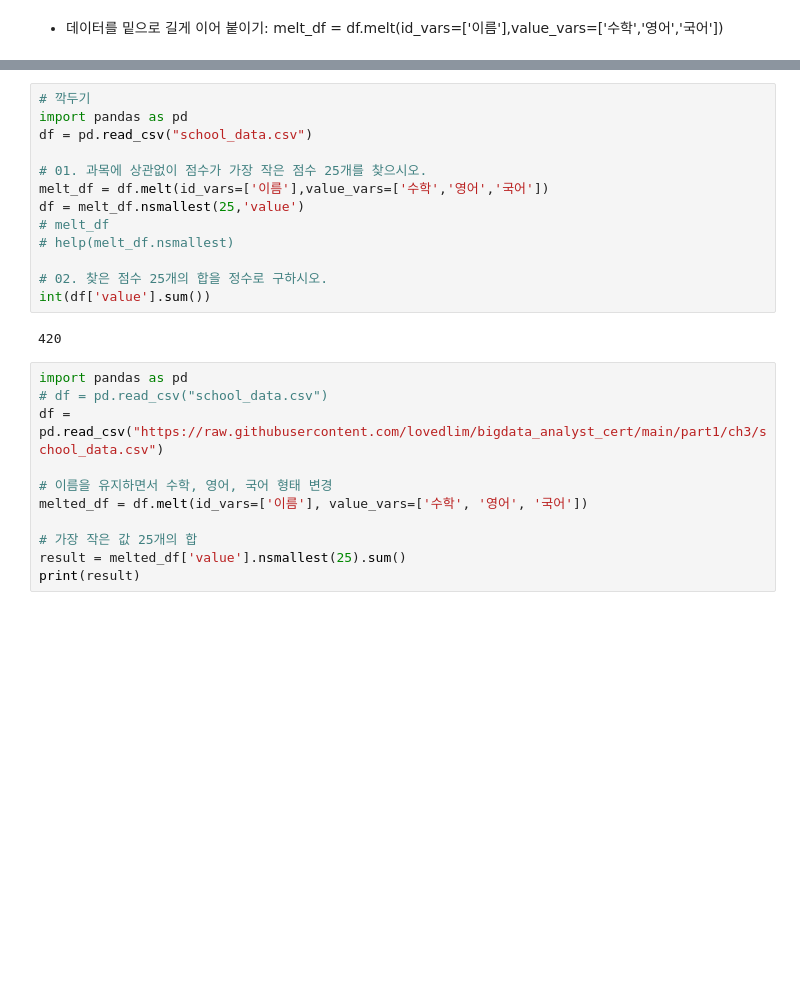
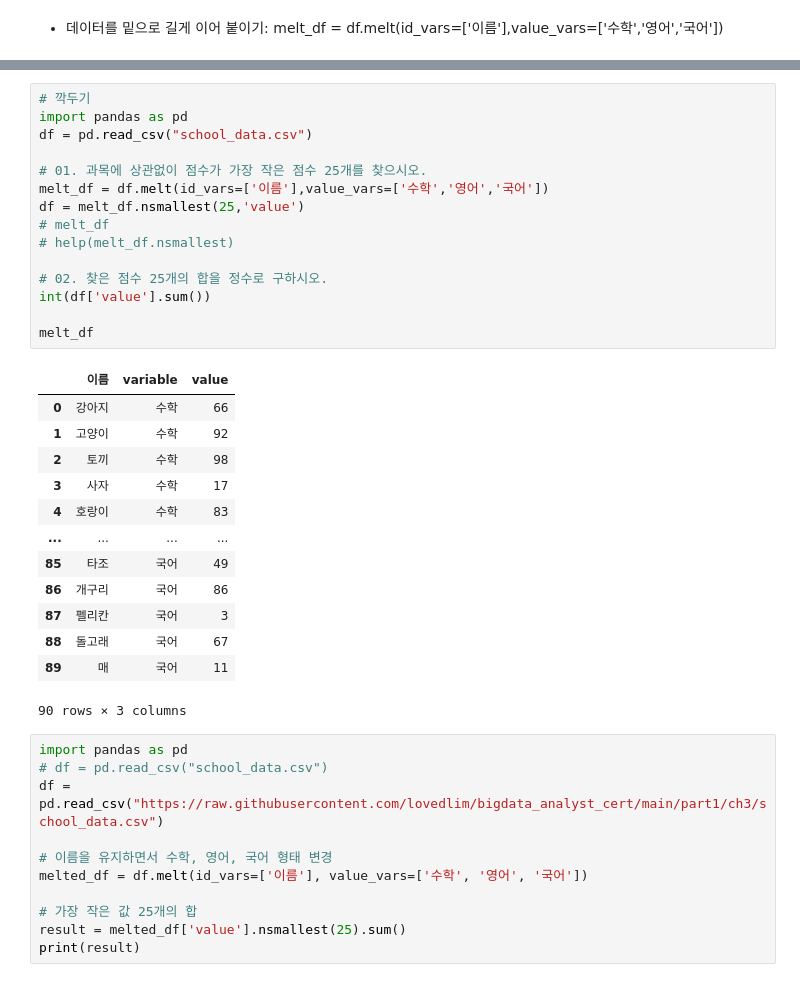
Before and after one commit to jhg01271/bae-v3, a Jupyter notebook: part1/ch3/ch3_ex_type1 복습노트.ipynb, the cells around one changed output, grey strips where cells are left out. Drawn from its saved outputs; the diff is of its cells as text; blank space fills up the shorter version.

```diff
--- a/part1/ch3/ch3_ex_type1 복습노트.ipynb
+++ b/part1/ch3/ch3_ex_type1 복습노트.ipynb
@@ -1145,18 +1170,32 @@ print(round(result))
 # %%
 # 깍두기
 import pandas as pd
 df = pd.read_csv("school_data.csv")
 
 # 01. 과목에 상관없이 점수가 가장 작은 점수 25개를 찾으시오.
 melt_df = df.melt(id_vars=['이름'],value_vars=['수학','영어','국어'])
 df = melt_df.nsmallest(25,'value')
 # melt_df
 # help(melt_df.nsmallest)
 
 # 02. 찾은 점수 25개의 합을 정수로 구하시오.
 int(df['value'].sum())
+
+melt_df
 # %% [output]
+|  | 이름 | variable | value |
+| 0 | 강아지 | 수학 | 66 |
+| 1 | 고양이 | 수학 | 92 |
+| 2 | 토끼 | 수학 | 98 |
+| 3 | 사자 | 수학 | 17 |
+| 4 | 호랑이 | 수학 | 83 |
+| ... | ... | ... | ... |
+| 85 | 타조 | 국어 | 49 |
+| 86 | 개구리 | 국어 | 86 |
+| 87 | 펠리칸 | 국어 | 3 |
+| 88 | 돌고래 | 국어 | 67 |
+| 89 | 매 | 국어 | 11 |
-420
+90 rows × 3 columns
 # %%
 import pandas as pd
 # df = pd.read_csv("school_data.csv")
```
Also changed, not shown: parts of 2 cells of this notebook.
